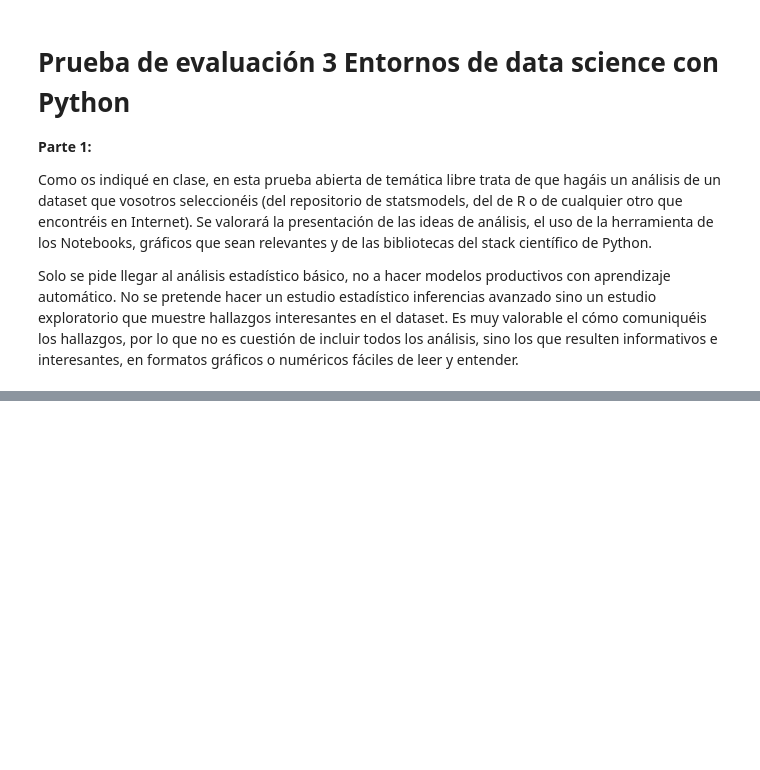
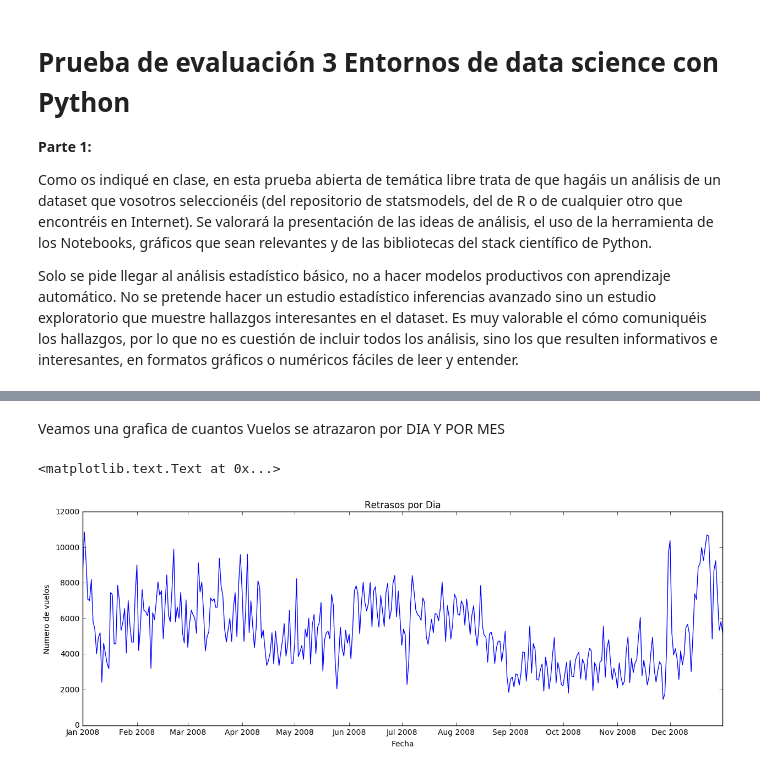
Before and after one commit to giovamata/campusciff-2016, a Jupyter notebook: Finales/Python/Evaluacion Continua 3/Parte 1.ipynb, the cells around one changed output, grey strips where cells are left out. Drawn from its saved outputs; the diff is of its cells as text; code cells hidden in the pictures; blank space fills up the shorter version.

```diff
--- a/Finales/Python/Evaluacion Continua 3/Parte 1.ipynb
+++ b/Finales/Python/Evaluacion Continua 3/Parte 1.ipynb
@@ -47,0 +165,13 @@ plt.title("NaNs por columna")
+# %% [markdown]
+Veamos una grafica de cuantos Vuelos se atrazaron por DIA Y POR MES
+# %%
+Group = DelayedFlights.groupby(['Year','Month','DayofMonth'])['DayofMonth'].count()
+Count = Group.to_frame(name='count').reset_index()
+fig, ax = plt.subplots(figsize=(15,5))
+ax.plot_date(DelayedFlights.DateTime.unique(), Count['count'], '-')
+ax.set_ylabel('Numero de vuelos')
+ax.set_xlabel('Fecha')
+ax.set_title('Retrasos por Dia')
+# %% [output]
+<matplotlib.text.Text at 0x...>
+[figure, added]
```
Also changed, not shown: parts of 27 cells of this notebook, 1 other file.
